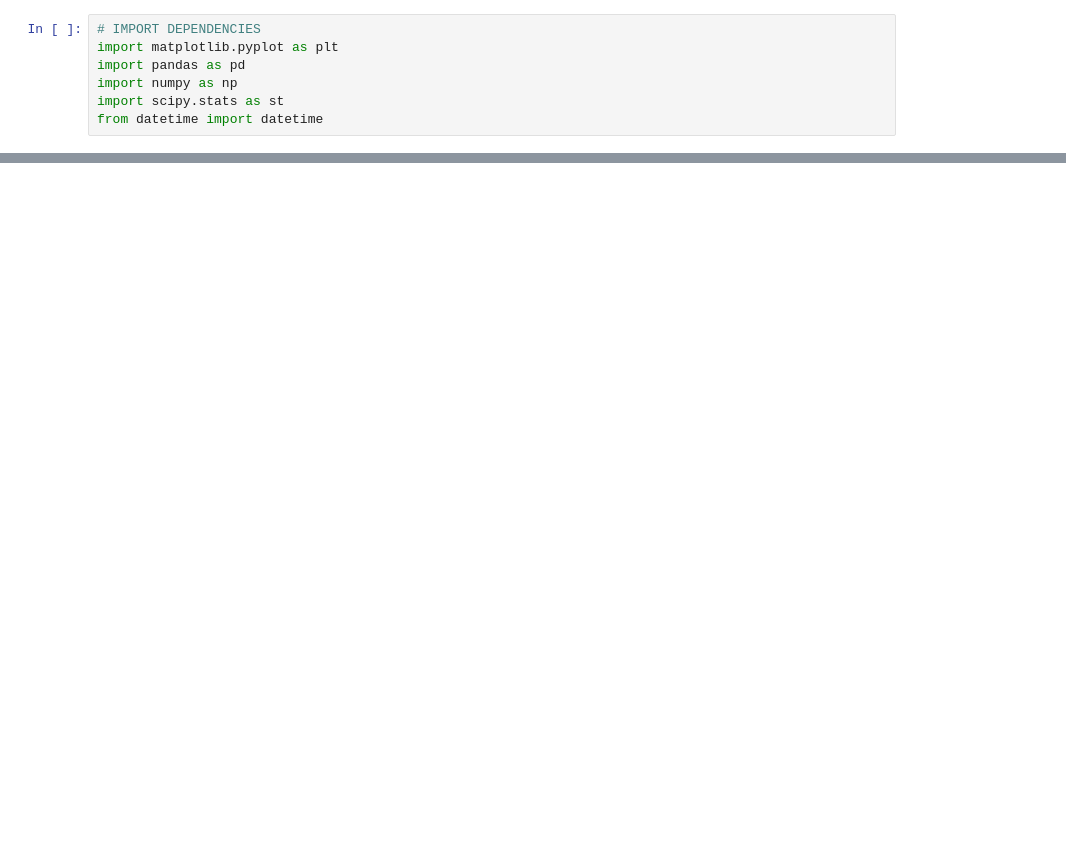
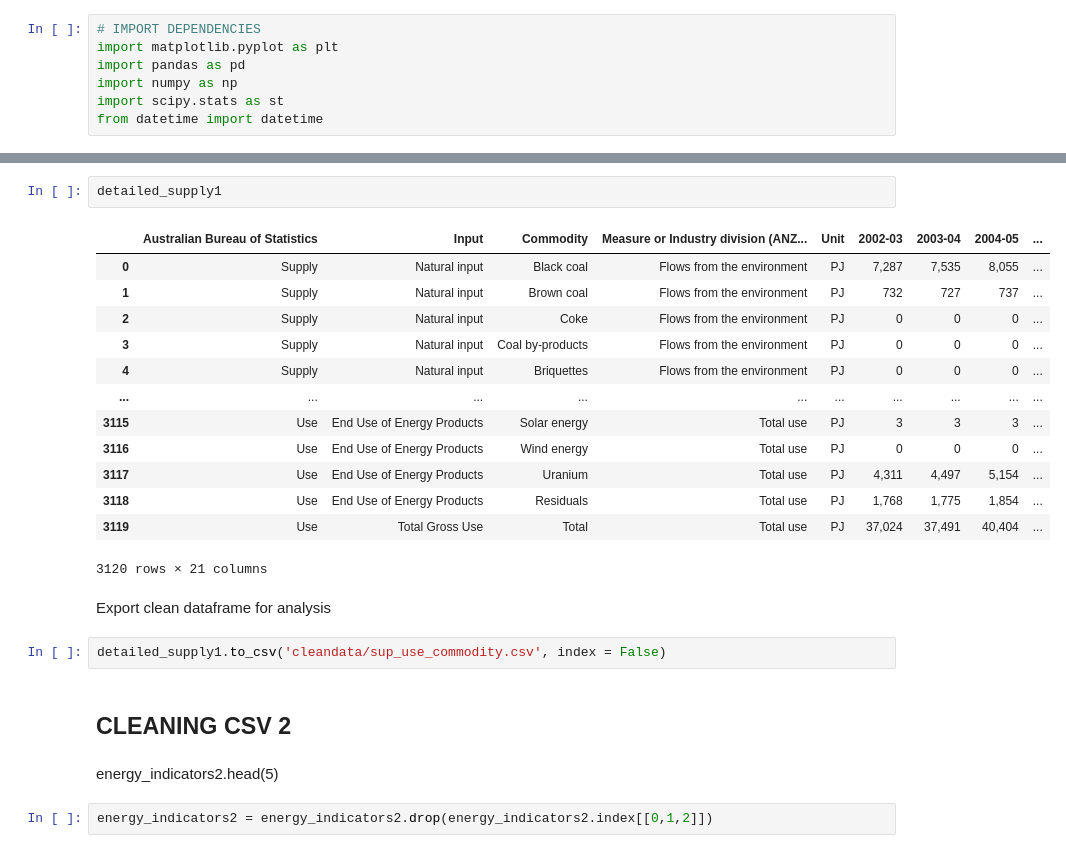
Before and after one commit to natalieddavies/FinalProject, a Jupyter notebook: datasets/cleaning.ipynb, the cells around one changed output, grey strips where cells are left out. Cells and saved outputs as stored; diff of their text form; blank space fills up the shorter version.

Commit message:
Data cleaning for csv 1 and clean upload

```diff
--- a/datasets/cleaning.ipynb
+++ b/datasets/cleaning.ipynb
@@ -27,0 +162,26 @@ FileNotFoundError: [Errno 2] File AusEnergyStocks.csv does not exist: 'AusEnergy
+# %%
+detailed_supply1
+# %% [output]
+|  | Australian Bureau of Statistics | Input | Commodity | Measure or Industry division (ANZ... | Unit | 2002-03 | 2003-04 | 2004-05 | ... |
+| 0 | Supply | Natural input | Black coal | Flows from the environment | PJ | 7,287 | 7,535 | 8,055 | ... |
+| 1 | Supply | Natural input | Brown coal | Flows from the environment | PJ | 732 | 727 | 737 | ... |
+| 2 | Supply | Natural input | Coke | Flows from the environment | PJ | 0 | 0 | 0 | ... |
+| 3 | Supply | Natural input | Coal by-products | Flows from the environment | PJ | 0 | 0 | 0 | ... |
+| 4 | Supply | Natural input | Briquettes | Flows from the environment | PJ | 0 | 0 | 0 | ... |
+| ... | ... | ... | ... | ... | ... | ... | ... | ... | ... |
+| 3115 | Use | End Use of Energy Products | Solar energy | Total use | PJ | 3 | 3 | 3 | ... |
+| 3116 | Use | End Use of Energy Products | Wind energy | Total use | PJ | 0 | 0 | 0 | ... |
+| 3117 | Use | End Use of Energy Products | Uranium | Total use | PJ | 4,311 | 4,497 | 5,154 | ... |
+| 3118 | Use | End Use of Energy Products | Residuals | Total use | PJ | 1,768 | 1,775 | 1,854 | ... |
+| 3119 | Use | Total Gross Use | Total | Total use | PJ | 37,024 | 37,491 | 40,404 | ... |
+3120 rows × 21 columns
+# %% [markdown]
+Export clean dataframe for analysis
+# %%
+detailed_supply1.to_csv('cleandata/sup_use_commodity.csv', index = False)
+# %% [markdown]
+## CLEANING CSV 2
+# %% [markdown]
+energy_indicators2.head(5)
+# %%
+energy_indicators2 = energy_indicators2.drop(energy_indicators2.index[[0,1,2]])
```
Also changed, not shown: parts of 27 cells of this notebook, 1 other file.
